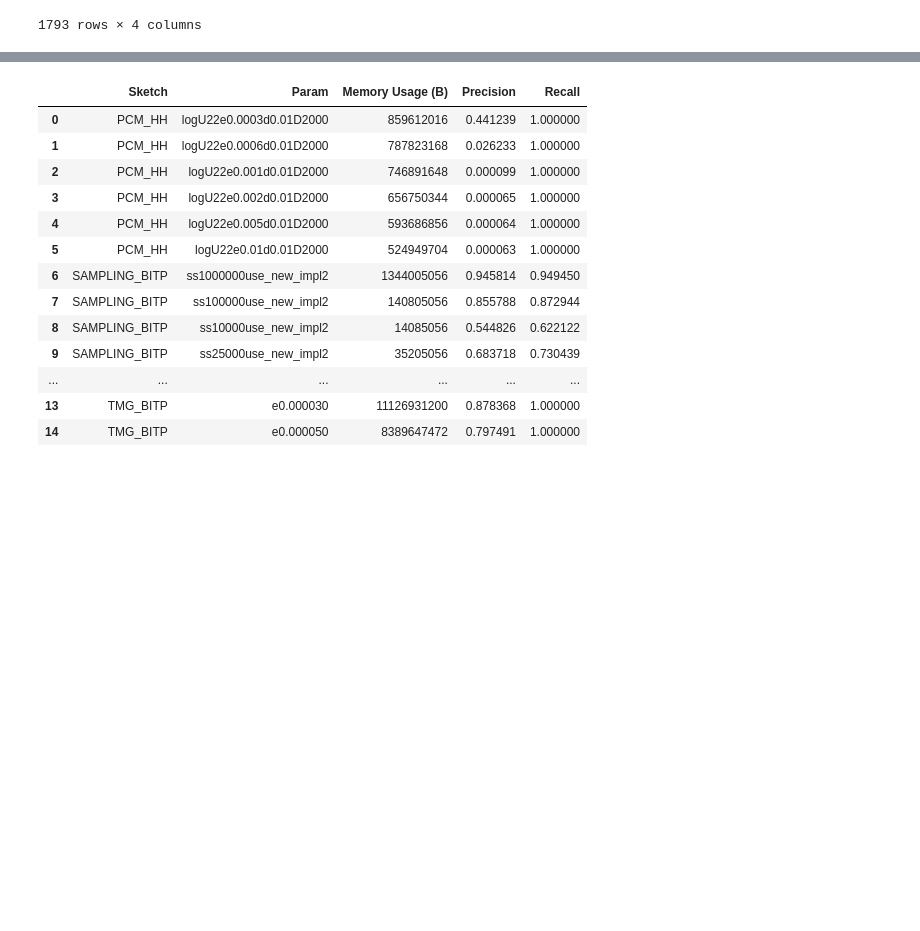
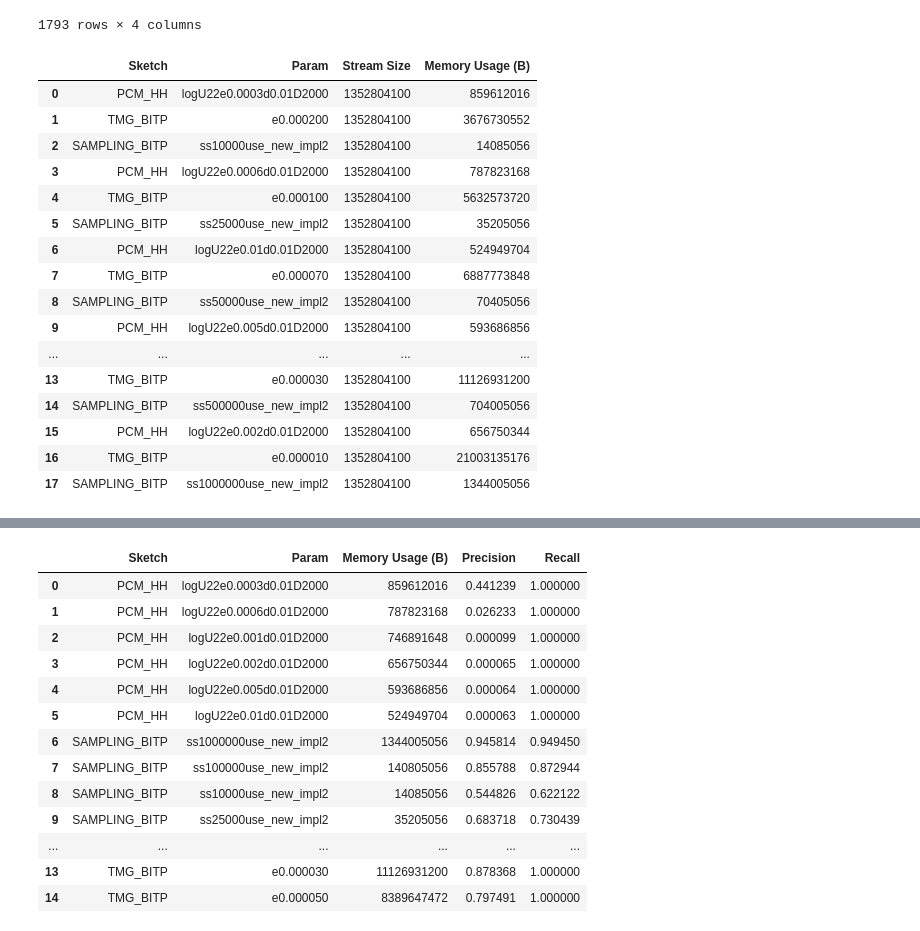
Before and after one commit to Yanqing-UTAH/ATTPCode, a Jupyter notebook: plot/HH_BITP_clientid.ipynb, the cells around one changed output, grey strips where cells are left out. Cells and saved outputs as stored; diff of their text form; code cells hidden in the pictures; blank space fills up the shorter version.

```diff
--- a/plot/HH_BITP_clientid.ipynb
+++ b/plot/HH_BITP_clientid.ipynb
@@ -75,5 +75,26 @@ mem
 | 1791 | TMG_BITP | e0.000010 | 1352804100 | 21003135640 |
 | 1792 | SAMPLING_BITP | ss1000000use_new_impl2 | 1352804100 | 1344005056 |
 1793 rows × 4 columns
+# %%
+final_mem = pd.DataFrame(raw_final_mem, columns = ["Sketch", "Param", "Stream Size", "Memory Usage (B)"])
+final_mem
+# %% [output]
+|  | Sketch | Param | Stream Size | Memory Usage (B) |
+| 0 | PCM_HH | logU22e0.0003d0.01D2000 | 1352804100 | 859612016 |
+| 1 | TMG_BITP | e0.000200 | 1352804100 | 3676730552 |
+| 2 | SAMPLING_BITP | ss10000use_new_impl2 | 1352804100 | 14085056 |
+| 3 | PCM_HH | logU22e0.0006d0.01D2000 | 1352804100 | 787823168 |
+| 4 | TMG_BITP | e0.000100 | 1352804100 | 5632573720 |
+| 5 | SAMPLING_BITP | ss25000use_new_impl2 | 1352804100 | 35205056 |
+| 6 | PCM_HH | logU22e0.01d0.01D2000 | 1352804100 | 524949704 |
+| 7 | TMG_BITP | e0.000070 | 1352804100 | 6887773848 |
+| 8 | SAMPLING_BITP | ss50000use_new_impl2 | 1352804100 | 70405056 |
+| 9 | PCM_HH | logU22e0.005d0.01D2000 | 1352804100 | 593686856 |
+| ... | ... | ... | ... | ... |
+| 13 | TMG_BITP | e0.000030 | 1352804100 | 11126931200 |
+| 14 | SAMPLING_BITP | ss500000use_new_impl2 | 1352804100 | 704005056 |
+| 15 | PCM_HH | logU22e0.002d0.01D2000 | 1352804100 | 656750344 |
+| 16 | TMG_BITP | e0.000010 | 1352804100 | 21003135176 |
+| 17 | SAMPLING_BITP | ss1000000use_new_impl2 | 1352804100 | 1344005056 |
 # %%
 time = pd.DataFrame(raw_time, columns = ["Sketch", "Param", "Stream Size", "Type", "Time (ms)"])
```
Also changed, not shown: parts of 5 cells of this notebook, 3 other files.
